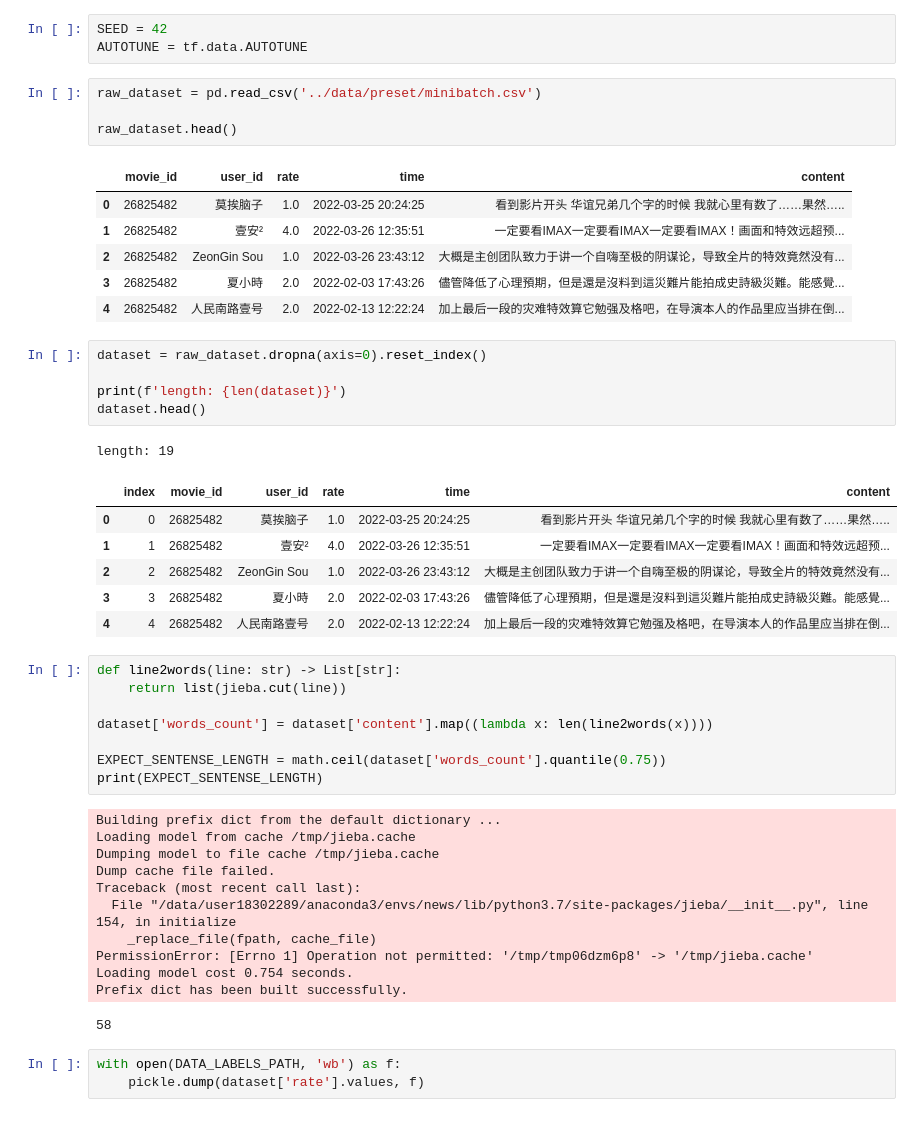
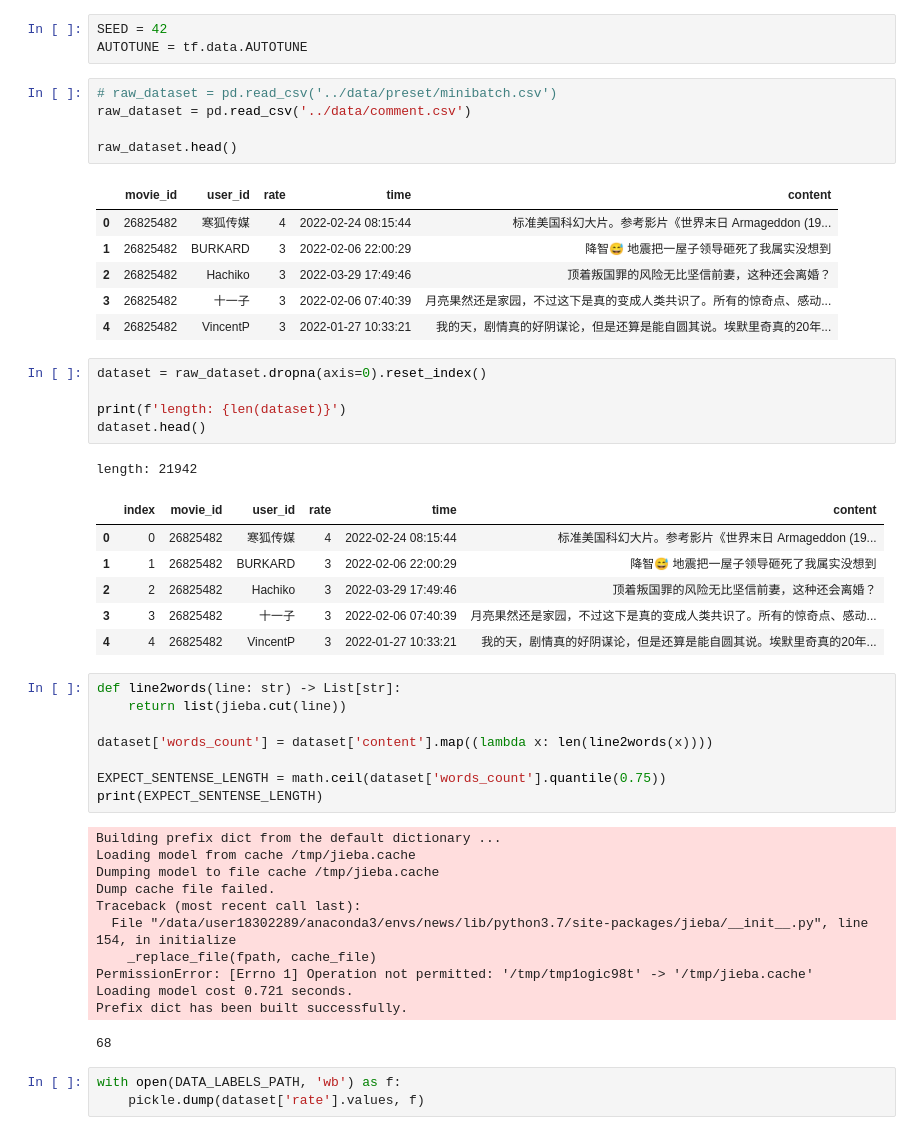
Before and after one commit to RedContritio/douban-movie-comment, a Jupyter notebook: src/preprocess.ipynb, the cells around one changed output. Saved outputs shown, nothing was run; the diff lists cells and outputs as text.

Commit message:
train on real dataset

```diff
--- a/src/preprocess.ipynb
+++ b/src/preprocess.ipynb
@@ -19,29 +19,30 @@ from typing import List
 SEED = 42
 AUTOTUNE = tf.data.AUTOTUNE
 # %%
-raw_dataset = pd.read_csv('../data/preset/minibatch.csv')
+# raw_dataset = pd.read_csv('../data/preset/minibatch.csv')
+raw_dataset = pd.read_csv('../data/comment.csv')
 
 raw_dataset.head()
 # %% [output]
 |  | movie_id | user_id | rate | time | content |
-| 0 | 26825482 | 莫挨脑子 | 1.0 | 2022-03-25 20:24:25 | 看到影片开头 华谊兄弟几个字的时候 我就心里有数了……果然….. |
-| 1 | 26825482 | 壹安² | 4.0 | 2022-03-26 12:35:51 | 一定要看IMAX一定要看IMAX一定要看IMAX！画面和特效远超预... |
-| 2 | 26825482 | ZeonGin Sou | 1.0 | 2022-03-26 23:43:12 | 大概是主创团队致力于讲一个自嗨至极的阴谋论，导致全片的特效竟然没有... |
-| 3 | 26825482 | 夏小時 | 2.0 | 2022-02-03 17:43:26 | 儘管降低了心理預期，但是還是沒料到這災難片能拍成史詩級災難。能感覺... |
-| 4 | 26825482 | 人民南路壹号 | 2.0 | 2022-02-13 12:22:24 | 加上最后一段的灾难特效算它勉强及格吧，在导演本人的作品里应当排在倒... |
+| 0 | 26825482 | 寒狐传媒 | 4 | 2022-02-24 08:15:44 | 标准美国科幻大片。参考影片《世界末日 Armageddon (19... |
+| 1 | 26825482 | BURKARD | 3 | 2022-02-06 22:00:29 | 降智😅 地震把一屋子领导砸死了我属实没想到 |
+| 2 | 26825482 | Hachiko | 3 | 2022-03-29 17:49:46 | 顶着叛国罪的风险无比坚信前妻，这种还会离婚？ |
+| 3 | 26825482 | 十一子 | 3 | 2022-02-06 07:40:39 | 月亮果然还是家园，不过这下是真的变成人类共识了。所有的惊奇点、感动... |
+| 4 | 26825482 | VincentP | 3 | 2022-01-27 10:33:21 | 我的天，剧情真的好阴谋论，但是还算是能自圆其说。埃默里奇真的20年... |
 # %%
 dataset = raw_dataset.dropna(axis=0).reset_index()
 
 print(f'length: {len(dataset)}')
 dataset.head()
 # %% [output]
-length: 19
+length: 21942
 |  | index | movie_id | user_id | rate | time | content |
-| 0 | 0 | 26825482 | 莫挨脑子 | 1.0 | 2022-03-25 20:24:25 | 看到影片开头 华谊兄弟几个字的时候 我就心里有数了……果然….. |
-| 1 | 1 | 26825482 | 壹安² | 4.0 | 2022-03-26 12:35:51 | 一定要看IMAX一定要看IMAX一定要看IMAX！画面和特效远超预... |
-| 2 | 2 | 26825482 | ZeonGin Sou | 1.0 | 2022-03-26 23:43:12 | 大概是主创团队致力于讲一个自嗨至极的阴谋论，导致全片的特效竟然没有... |
-| 3 | 3 | 26825482 | 夏小時 | 2.0 | 2022-02-03 17:43:26 | 儘管降低了心理預期，但是還是沒料到這災難片能拍成史詩級災難。能感覺... |
-| 4 | 4 | 26825482 | 人民南路壹号 | 2.0 | 2022-02-13 12:22:24 | 加上最后一段的灾难特效算它勉强及格吧，在导演本人的作品里应当排在倒... |
+| 0 | 0 | 26825482 | 寒狐传媒 | 4 | 2022-02-24 08:15:44 | 标准美国科幻大片。参考影片《世界末日 Armageddon (19... |
+| 1 | 1 | 26825482 | BURKARD | 3 | 2022-02-06 22:00:29 | 降智😅 地震把一屋子领导砸死了我属实没想到 |
+| 2 | 2 | 26825482 | Hachiko | 3 | 2022-03-29 17:49:46 | 顶着叛国罪的风险无比坚信前妻，这种还会离婚？ |
+| 3 | 3 | 26825482 | 十一子 | 3 | 2022-02-06 07:40:39 | 月亮果然还是家园，不过这下是真的变成人类共识了。所有的惊奇点、感动... |
+| 4 | 4 | 26825482 | VincentP | 3 | 2022-01-27 10:33:21 | 我的天，剧情真的好阴谋论，但是还算是能自圆其说。埃默里奇真的20年... |
 # %%
 def line2words(line: str) -> List[str]:
     return list(jieba.cut(line))
@@ -58,10 +59,10 @@ Dump cache file failed.
 Traceback (most recent call last):
   File "/data/user18302289/anaconda3/envs/news/lib/python3.7/site-packages/jieba/__init__.py", line 154, in initialize
     _replace_file(fpath, cache_file)
-PermissionError: [Errno 1] Operation not permitted: '/tmp/tmp06dzm6p8' -> '/tmp/jieba.cache'
-Loading model cost 0.754 seconds.
+PermissionError: [Errno 1] Operation not permitted: '/tmp/tmp1ogic98t' -> '/tmp/jieba.cache'
+Loading model cost 0.721 seconds.
 Prefix dict has been built successfully.
-58
+68
 # %%
 with open(DATA_LABELS_PATH, 'wb') as f:
     pickle.dump(dataset['rate'].values, f)
```
Also changed, not shown: parts of 11 cells of this notebook, 6 other files.
